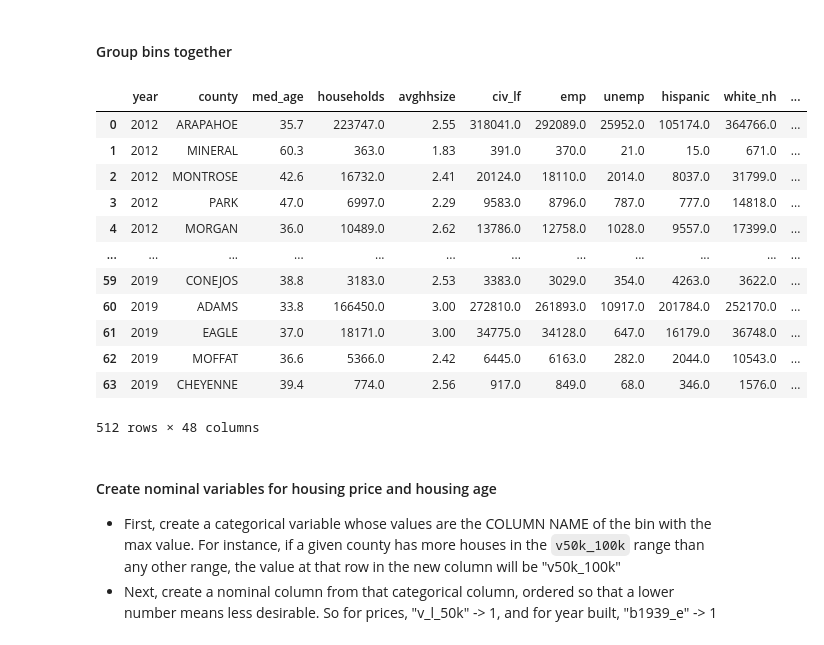
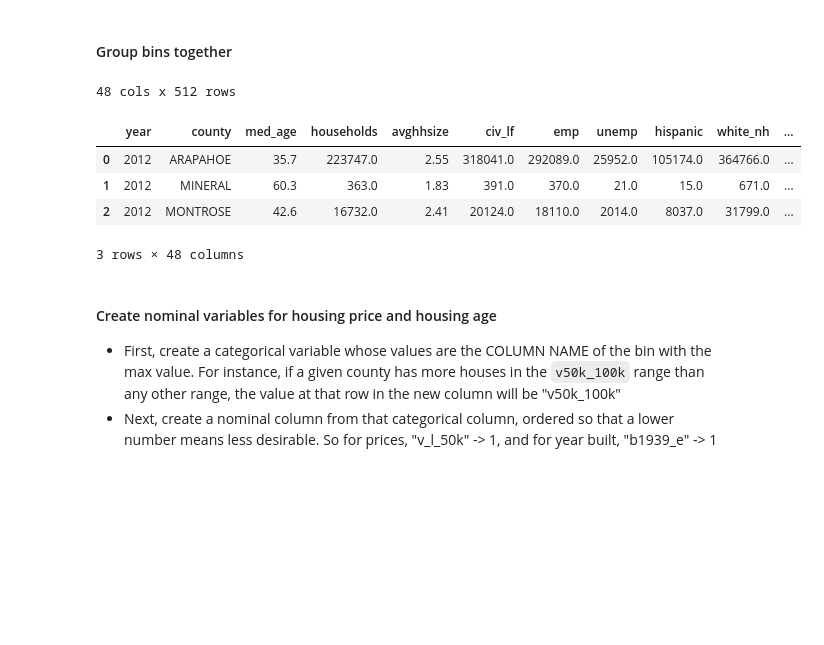
Before and after one commit to ryayoung/crime-data-engineering, a Jupyter notebook: 3-county_demographics.ipynb, the cells around one changed output. Drawn from its saved outputs; the diff is of its cells as text; code cells hidden in the pictures; blank space fills up the shorter version.

```diff
--- a/3-county_demographics.ipynb
+++ b/3-county_demographics.ipynb
@@ -207,33 +207,26 @@ def combine_cols(self, name:str = None, cols:list=None, items:dict=None, replace
 # %%
 # Create new variable for total citizens. Place it next to citz_birth
 df = (df
     .insert_at('citz_birth', 'citz', df.citz_birth + df.citz_nat)
     .drop_cols('citz_nat')
     .combine_cols(items={
         'race_other': ['ntvam_nh', 'hawpi_nh', 'other_nh', 'twoplus_nh'],
         'b1949_e': ['b1939_e', 'b1940_1949'],
         'v50k_150k':  ['v50k_100k', 'v100k_150k'],
         'v150k_250k': ['v150k_200k', 'v200k_250k'],
         'v250k_400k': ['v250k_300k', 'v300k_400k'],
         'v400k_750k': ['v400k_500k', 'v500k_750k'],
         'v750k_plus': ['v750k_1m', 'v_1m_plus'],
     })
 )
-df
+head(df)
 # %% [output]
+48 cols x 512 rows
 |  | year | county | med_age | households | avghhsize | civ_lf | emp | unemp | hispanic | white_nh | ... |
 | 0 | 2012 | ARAPAHOE | 35.7 | 223747.0 | 2.55 | 318041.0 | 292089.0 | 25952.0 | 105174.0 | 364766.0 | ... |
 | 1 | 2012 | MINERAL | 60.3 | 363.0 | 1.83 | 391.0 | 370.0 | 21.0 | 15.0 | 671.0 | ... |
 | 2 | 2012 | MONTROSE | 42.6 | 16732.0 | 2.41 | 20124.0 | 18110.0 | 2014.0 | 8037.0 | 31799.0 | ... |
-| 3 | 2012 | PARK | 47.0 | 6997.0 | 2.29 | 9583.0 | 8796.0 | 787.0 | 777.0 | 14818.0 | ... |
-| 4 | 2012 | MORGAN | 36.0 | 10489.0 | 2.62 | 13786.0 | 12758.0 | 1028.0 | 9557.0 | 17399.0 | ... |
-| ... | ... | ... | ... | ... | ... | ... | ... | ... | ... | ... | ... |
-| 59 | 2019 | CONEJOS | 38.8 | 3183.0 | 2.53 | 3383.0 | 3029.0 | 354.0 | 4263.0 | 3622.0 | ... |
-| 60 | 2019 | ADAMS | 33.8 | 166450.0 | 3.00 | 272810.0 | 261893.0 | 10917.0 | 201784.0 | 252170.0 | ... |
-| 61 | 2019 | EAGLE | 37.0 | 18171.0 | 3.00 | 34775.0 | 34128.0 | 647.0 | 16179.0 | 36748.0 | ... |
-| 62 | 2019 | MOFFAT | 36.6 | 5366.0 | 2.42 | 6445.0 | 6163.0 | 282.0 | 2044.0 | 10543.0 | ... |
-| 63 | 2019 | CHEYENNE | 39.4 | 774.0 | 2.56 | 917.0 | 849.0 | 68.0 | 346.0 | 1576.0 | ... |
-512 rows × 48 columns
+3 rows × 48 columns
 # %% [markdown]
 #### Create nominal variables for housing price and housing age
 - First, create a categorical variable whose values are the COLUMN NAME of the bin with the max value. For instance, if a given county has more houses in the `v50k_100k` range than any other range, the value at that row in the new column will be "v50k_100k"
```
Also changed, not shown: parts of 6 cells of this notebook, 12 other files.
